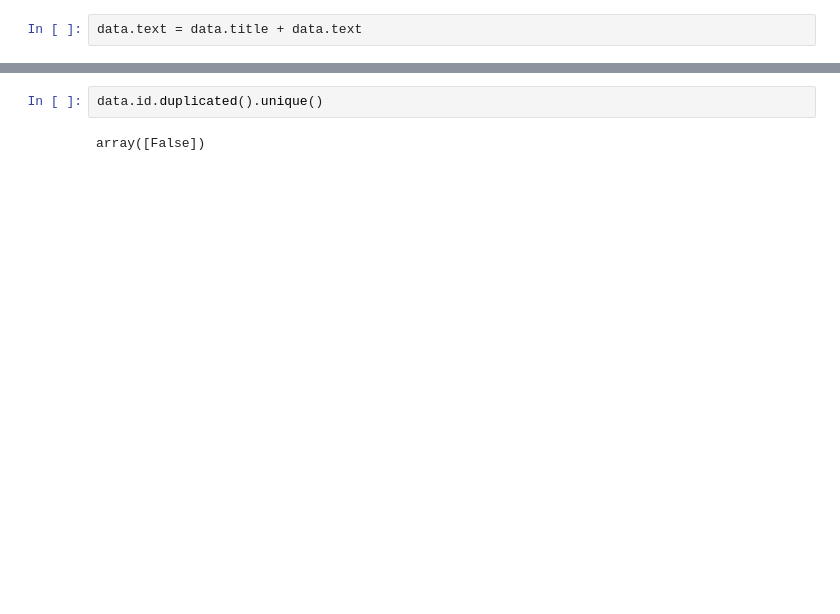
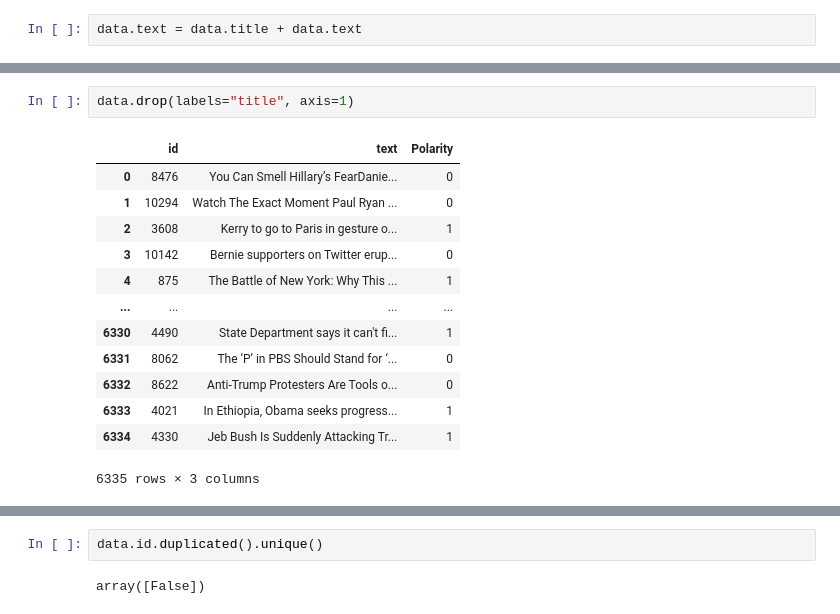
Before and after one commit to alberto-lorente/Final-Report-and-Presentation, a Jupyter notebook: Second_Dataset_Preprocess.ipynb, the cells around one changed output, grey strips where cells are left out. Saved outputs shown, nothing was run; the diff lists cells and outputs as text; blank space fills up the shorter version.

```diff
--- a/Second_Dataset_Preprocess.ipynb
+++ b/Second_Dataset_Preprocess.ipynb
@@ -41,3 +59,19 @@ Index(['Unnamed: 0', 'text', 'label'], dtype='object')
+# %%
+data.drop(labels="title", axis=1)
+# %% [output]
+|  | id | text | Polarity |
+| 0 | 8476 | You Can Smell Hillary’s FearDanie... | 0 |
+| 1 | 10294 | Watch The Exact Moment Paul Ryan ... | 0 |
+| 2 | 3608 | Kerry to go to Paris in gesture o... | 1 |
+| 3 | 10142 | Bernie supporters on Twitter erup... | 0 |
+| 4 | 875 | The Battle of New York: Why This ... | 1 |
+| ... | ... | ... | ... |
+| 6330 | 4490 | State Department says it can't fi... | 1 |
+| 6331 | 8062 | The ‘P’ in PBS Should Stand for ‘... | 0 |
+| 6332 | 8622 | Anti-Trump Protesters Are Tools o... | 0 |
+| 6333 | 4021 | In Ethiopia, Obama seeks progress... | 1 |
+| 6334 | 4330 | Jeb Bush Is Suddenly Attacking Tr... | 1 |
+6335 rows × 3 columns
 # %%
 data.rename(columns={"Unnamed: 0":"id"}, inplace=True)
 data
```
Also changed, not shown: parts of 11 cells of this notebook, 39 other files.
